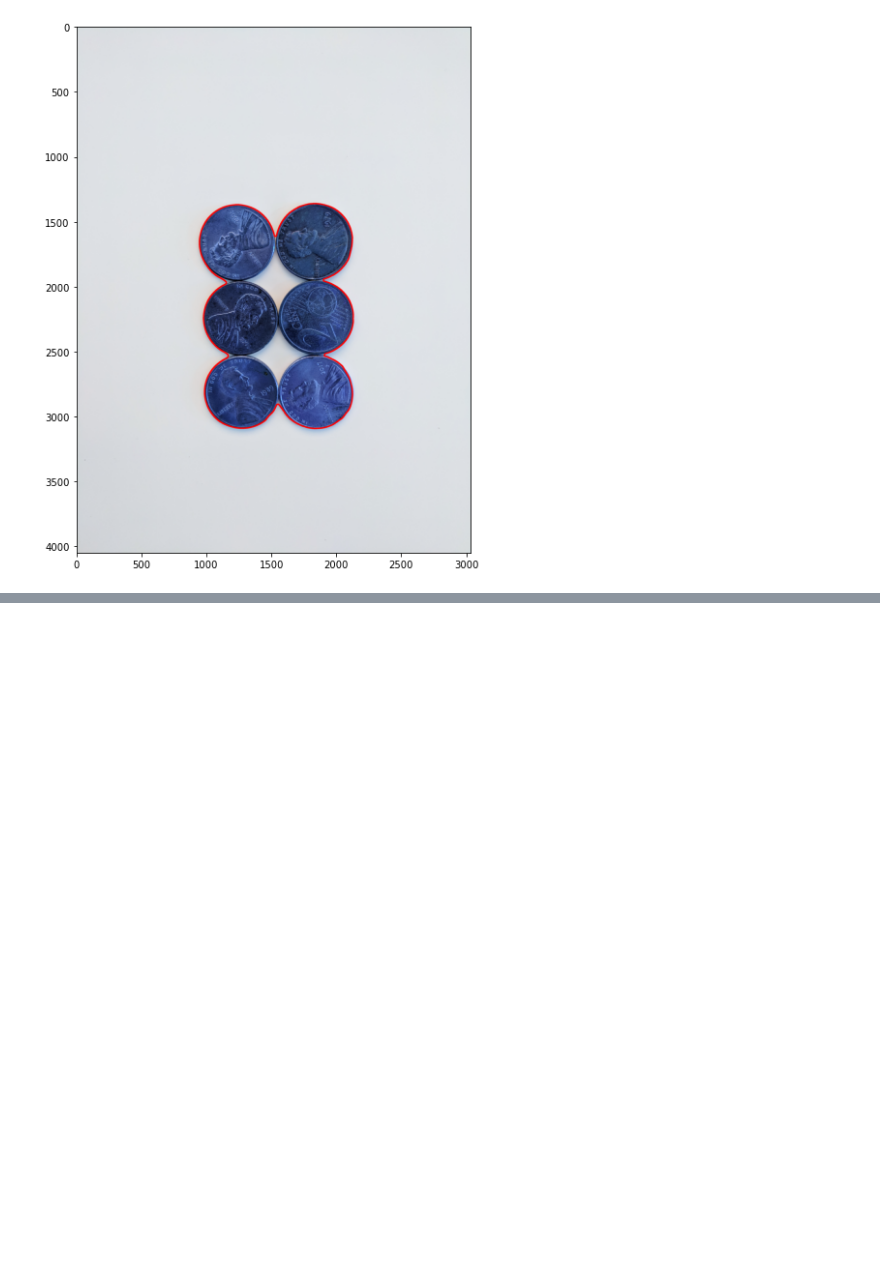
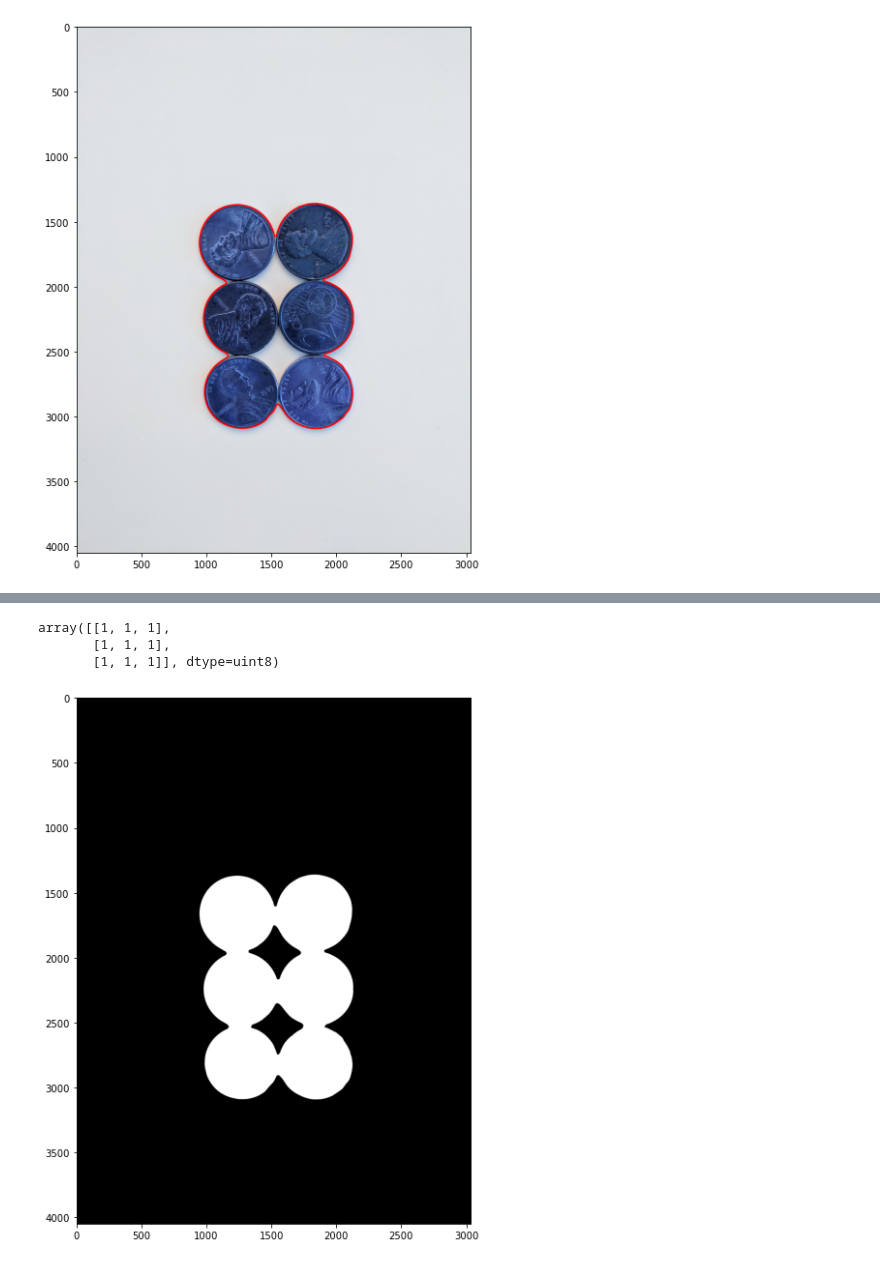
Before and after one commit to Zahed-Golabi/Computer-Vision, a Jupyter notebook: 5. Object Detection with Opencv/Watershed Algorithm.ipynb, the cells around one changed output, grey strips where cells are left out. Drawn from its saved outputs; the diff is of its cells as text; code cells hidden in the pictures; blank space fills up the shorter version.

Commit message:
noise removal

```diff
--- a/5. Object Detection with Opencv/Watershed Algorithm.ipynb
+++ b/5. Object Detection with Opencv/Watershed Algorithm.ipynb
@@ -62,0 +81,15 @@ display(sep_coins)
+# %%
+# Noise Removal
+kernel = np.ones((3,3), np.uint8)
+# %%
+kernel
+# %% [output]
+array([[1, 1, 1],
+       [1, 1, 1],
+       [1, 1, 1]], dtype=uint8)
+# %%
+opening = cv2.morphologyEx(thresh,cv2.MORPH_OPEN,kernel,iterations=2)
+# %%
+display(opening)
+# %% [output]
+[figure, added]
```
Also changed, not shown: parts of 7 cells of this notebook.
